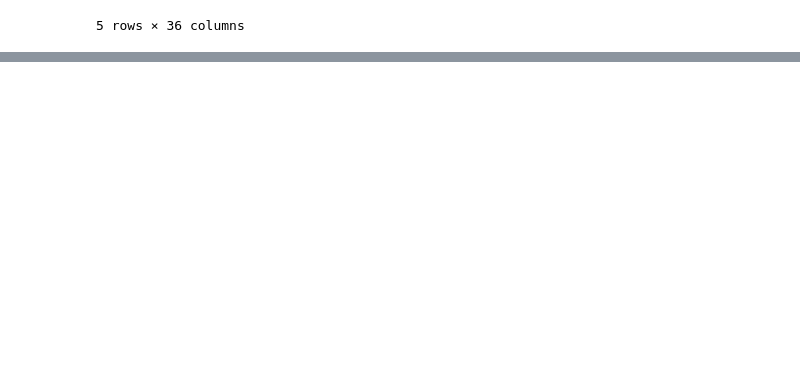
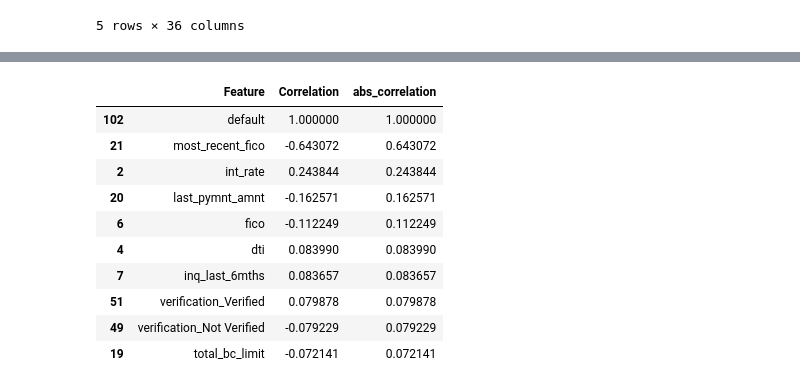
Before and after one commit to ancelik/booth-cf, a Jupyter notebook: LendingClub.ipynb, the cells around one changed output, grey strips where cells are left out. Saved outputs shown, nothing was run; the diff lists cells and outputs as text; code cells hidden in the pictures; blank space fills up the shorter version.

```diff
--- a/LendingClub.ipynb
+++ b/LendingClub.ipynb
@@ -54,0 +154,27 @@ occCodes.head()
+# %%
+# Calculate the correlation matrix
+correlation_matrix = numeric_df.corr()
+
+# Extract the correlation of 'default' with all other numeric fields
+default_correlation = correlation_matrix['default'].sort_values(ascending=False)
+
+# Print the correlation values
+print("Correlation of 'default' with other numeric fields:")
+print(default_correlation)
+
+# Visualize the correlation of 'default' with other numeric fields using a heatmap
+plt.figure(figsize=(20, 16))
+sns.heatmap(correlation_matrix[['default']].sort_values(by='default', ascending=False), annot=True, cmap='coolwarm', cbar_kws={'label': 'Correlation Coefficient'})
+plt.title("Correlation of 'default' with Numeric Fields")
+plt.show()
+
+# Extract the correlation of 'default' with all other numeric fields
+default_correlation = correlation_matrix['default']
+
+# Convert the default_correlation series into a DataFrame
+default_correlation_df = pd.DataFrame(default_correlation).reset_index()
+default_correlation_df.columns = ['Feature', 'Correlation']
+
+# Display the DataFrame
+print("Correlation of each feature with 'default':")
+print(default_correlation_df)
@@ -54,0 +211,15 @@ occCodes.head()
+# %%
+default_correlation_df['abs_correlation'] = default_correlation_df['Correlation'].abs()
+default_correlation_df.sort_values(by='abs_correlation', ascending=False).head(10)
+# %% [output]
+|  | Feature | Correlation | abs_correlation |
+| 102 | default | 1.000000 | 1.000000 |
+| 21 | most_recent_fico | -0.643072 | 0.643072 |
+| 2 | int_rate | 0.243844 | 0.243844 |
+| 20 | last_pymnt_amnt | -0.162571 | 0.162571 |
+| 6 | fico | -0.112249 | 0.112249 |
+| 4 | dti | 0.083990 | 0.083990 |
+| 7 | inq_last_6mths | 0.083657 | 0.083657 |
+| 51 | verification_Verified | 0.079878 | 0.079878 |
+| 49 | verification_Not Verified | -0.079229 | 0.079229 |
+| 19 | total_bc_limit | -0.072141 | 0.072141 |
```
Also changed, not shown: parts of 22 cells of this notebook.
